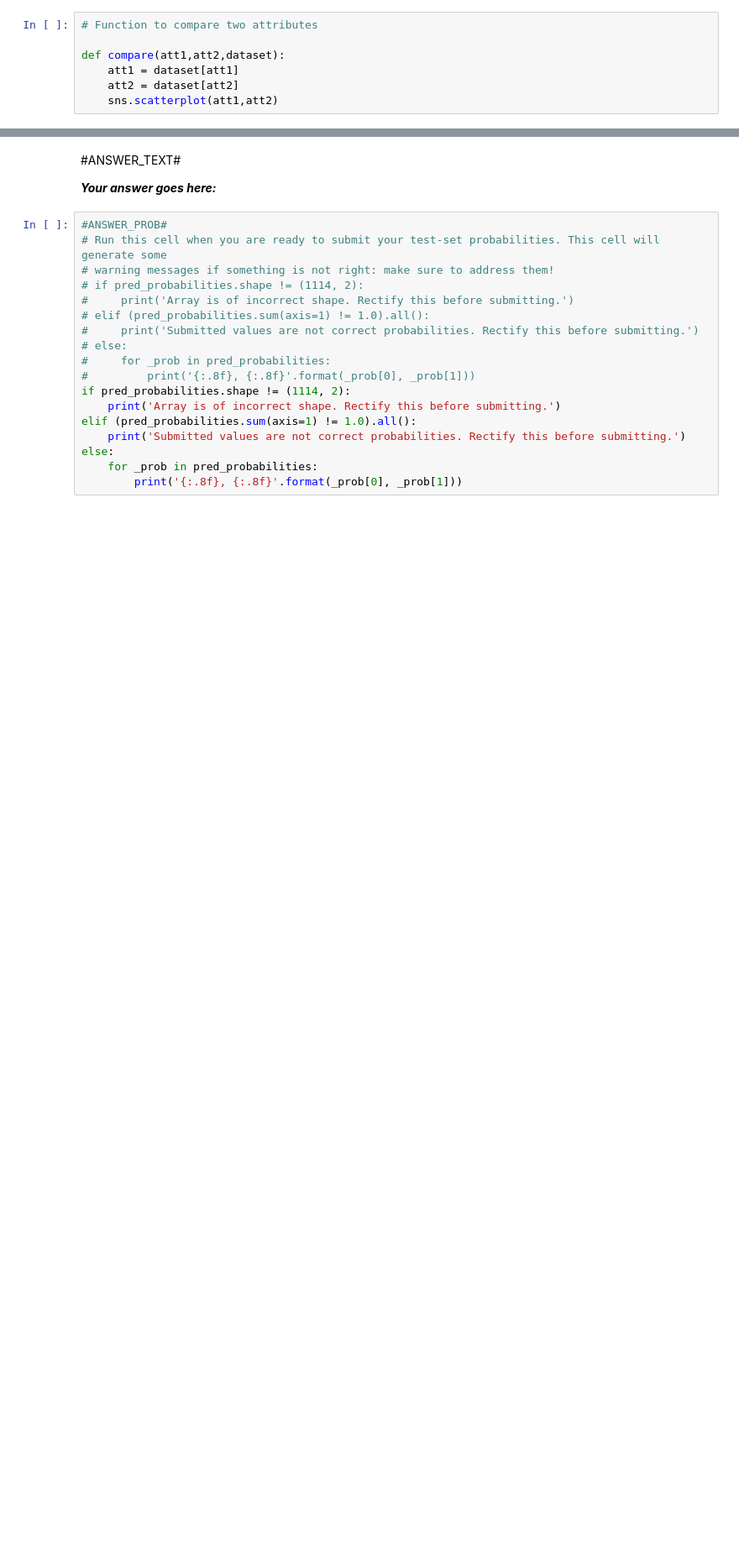
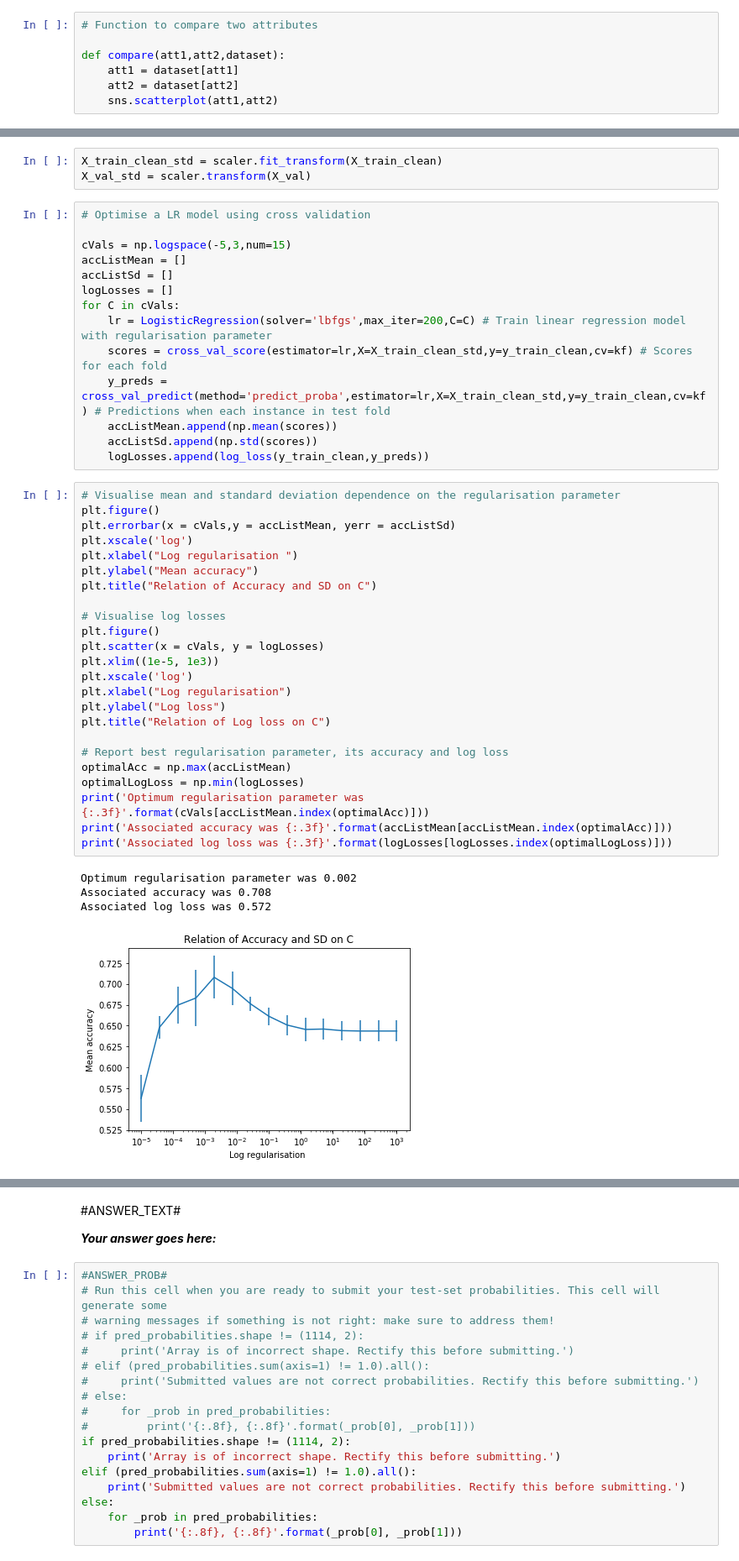
Before and after one commit to ishanparikh/IAML2018, a Jupyter notebook: Assignments/03_B_MiniChallenge.ipynb, the cells around one changed output, grey strips where cells are left out. Shown: that part at 84% size. Drawn from its saved outputs; the diff is of its cells as text; blank space fills up the shorter version.

```diff
--- a/Assignments/03_B_MiniChallenge.ipynb
+++ b/Assignments/03_B_MiniChallenge.ipynb
@@ -535,0 +445,46 @@ Log loss of optimised Logistic Regression classifer on validation set: 0.579
+# %%
+X_train_clean_std = scaler.fit_transform(X_train_clean)
+X_val_std = scaler.transform(X_val)
+# %%
+# Optimise a LR model using cross validation
+
+cVals = np.logspace(-5,3,num=15)
+accListMean = []
+accListSd = []
+logLosses = []
+for C in cVals:
+    lr = LogisticRegression(solver='lbfgs',max_iter=200,C=C) # Train linear regression model with regularisation parameter
+    scores = cross_val_score(estimator=lr,X=X_train_clean_std,y=y_train_clean,cv=kf) # Scores for each fold
+    y_preds = cross_val_predict(method='predict_proba',estimator=lr,X=X_train_clean_std,y=y_train_clean,cv=kf) # Predictions when each instance in test fold
+    accListMean.append(np.mean(scores))
+    accListSd.append(np.std(scores))
+    logLosses.append(log_loss(y_train_clean,y_preds))
+# %%
+# Visualise mean and standard deviation dependence on the regularisation parameter
+plt.figure()
+plt.errorbar(x = cVals,y = accListMean, yerr = accListSd)
+plt.xscale('log')
+plt.xlabel("Log regularisation ")
+plt.ylabel("Mean accuracy")
+plt.title("Relation of Accuracy and SD on C")
+
+# Visualise log losses
+plt.figure()
+plt.scatter(x = cVals, y = logLosses)
+plt.xlim((1e-5, 1e3))
+plt.xscale('log')
+plt.xlabel("Log regularisation")
+plt.ylabel("Log loss")
+plt.title("Relation of Log loss on C")
+
+# Report best regularisation parameter, its accuracy and log loss
+optimalAcc = np.max(accListMean)
+optimalLogLoss = np.min(logLosses)
+print('Optimum regularisation parameter was {:.3f}'.format(cVals[accListMean.index(optimalAcc)]))
+print('Associated accuracy was {:.3f}'.format(accListMean[accListMean.index(optimalAcc)]))
+print('Associated log loss was {:.3f}'.format(logLosses[logLosses.index(optimalLogLoss)]))
+# %% [output]
+Optimum regularisation parameter was 0.002
+Associated accuracy was 0.708
+Associated log loss was 0.572
+[figure, added]
```
Also changed, not shown: parts of 37 cells of this notebook, 2 other files.
